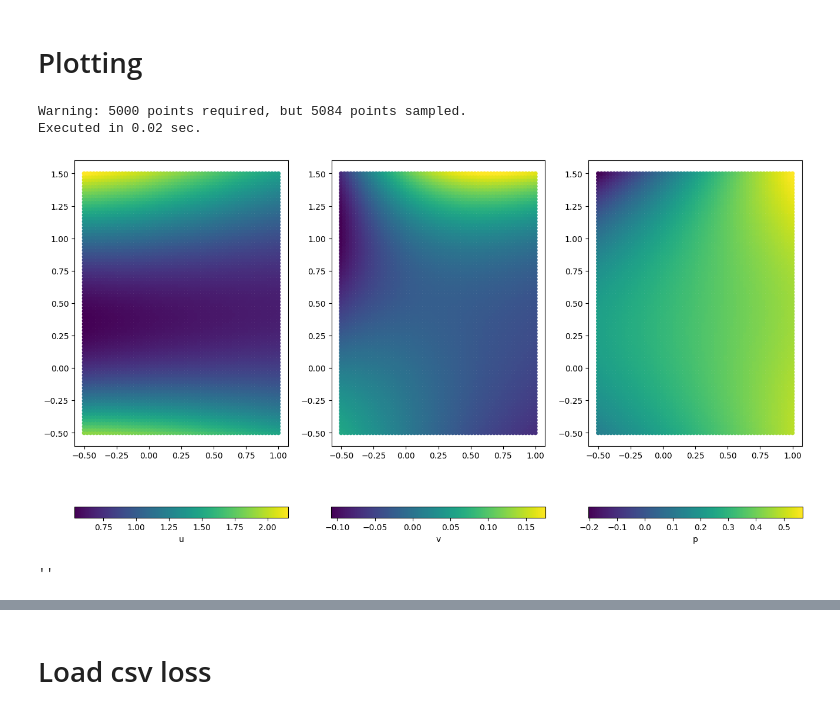
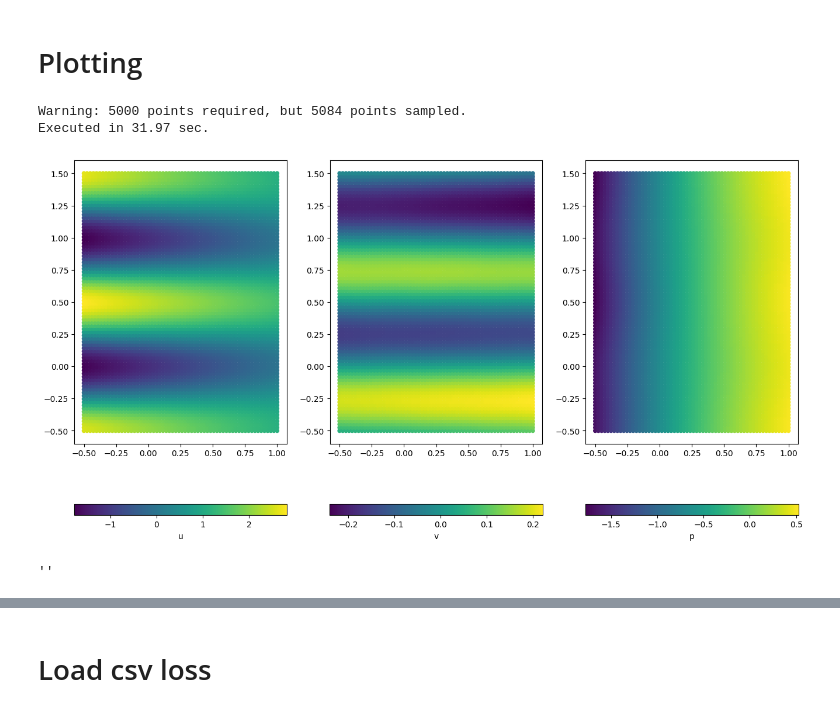
Before and after one commit to sedykh-ag/kovasznay_quantum, a Jupyter notebook: distr/testing.ipynb, the cells around one changed output, grey strips where cells are left out. Cells and saved outputs as stored; diff of their text form; code cells hidden in the pictures.

Commit message:
added plots for qtml

```diff
--- a/distr/testing.ipynb
+++ b/distr/testing.ipynb
@@ -57,15 +57,15 @@ Loaded snapshot at epoch 1000
 # %% [markdown]
 ## quantum model
 # %%
-net = QuantumNet(in_dim=2, out_dim=3, activation=nn.SiLU)
+net_q = QuantumNet(in_dim=2, out_dim=3, activation=nn.SiLU)
 
-model = dde.Model(
+model_q = dde.Model(
     data=data,
-    model=net,
-    save_path="models/quantum_2000e_silu/",
+    model=net_q,
+    save_path="models/quantum_1000e_silu/",
     log_every=20,
     save_every=10,
 )
 
-model.compile()
+model_q.compile()
 # %% [output]
@@ -93,10 +93,10 @@ Estimated Total Size (MB): 0.01
 # %% [markdown]
 # Plotting
 # %%
-dde.scatter_plot(model, s=20)
+dde.scatter_plot(model_q, s=20)
 ;
 # %% [output]
 Warning: 5000 points required, but 5084 points sampled.
-Executed in 0.02 sec.
+Executed in 31.97 sec.
-[figure, old version]
+[figure, new version]
 ''
```
Also changed, not shown: parts of 5 cells of this notebook, 3 other files.
